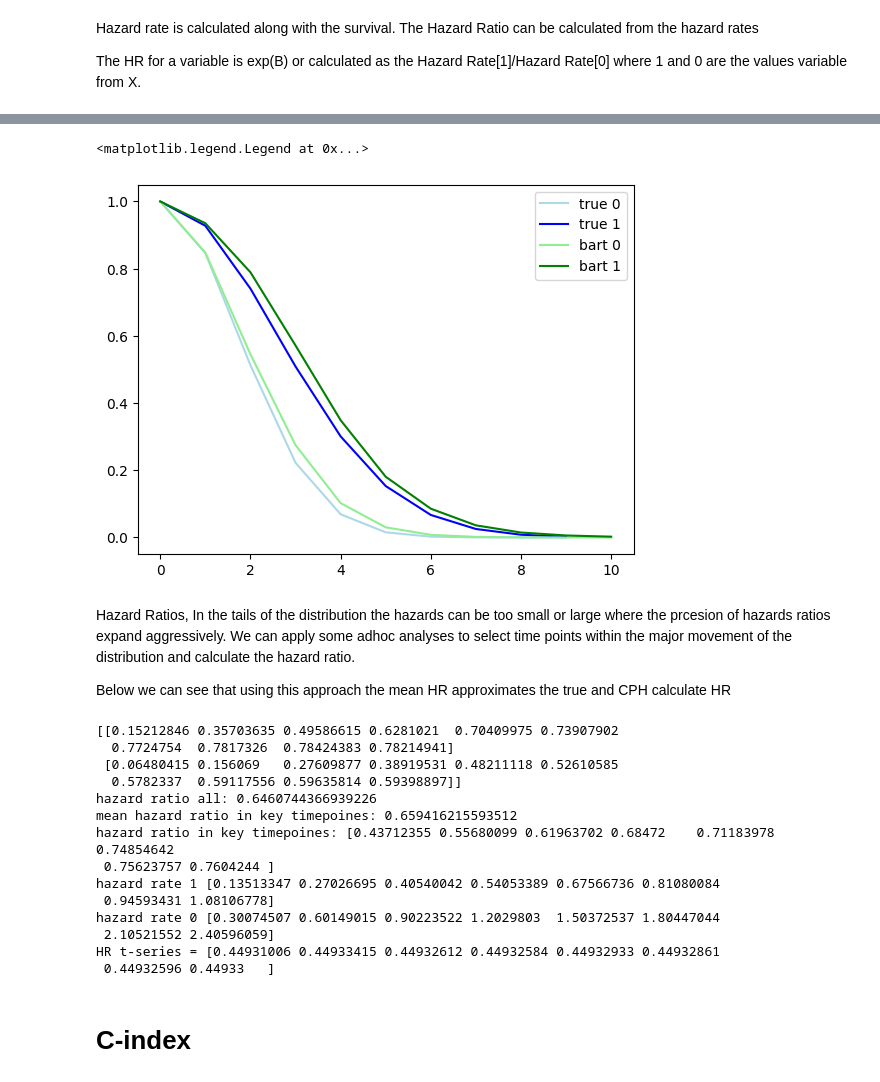
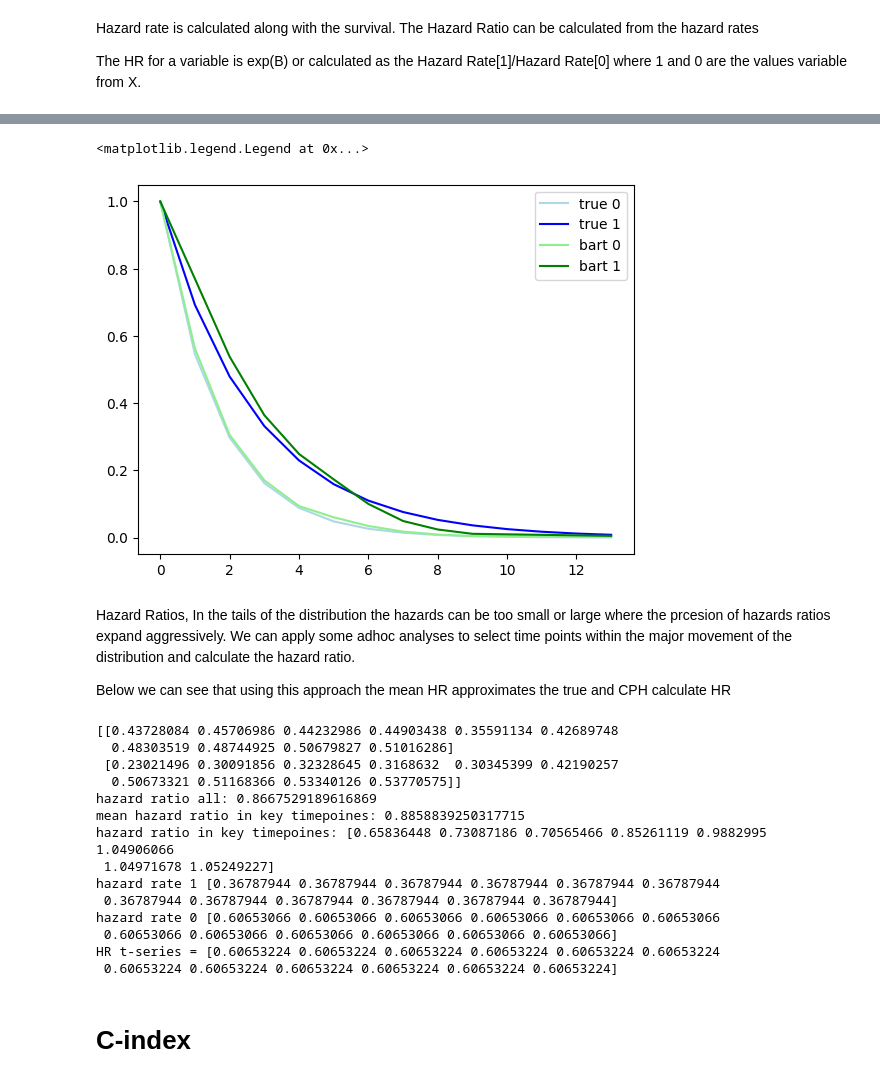
Before and after one commit to twj8CDC/PYMC_BART, a Jupyter notebook: eval_1_bart_return_hr.ipynb, the cells around one changed output, grey strips where cells are left out. Cells and saved outputs as stored; diff of their text form; code cells hidden in the pictures.

```diff
--- a/eval_1_bart_return_hr.ipynb
+++ b/eval_1_bart_return_hr.ipynb
@@ -33,9 +33,9 @@ importlib.reload(ssf)
 <module 'simsurv_func' from '/home/twj8/pymc_bart/simsurv_func.py'>
 # %%
 OUTPUTS = "outputs"
-ALPHA = 2
-LAMBDA = "np.exp(-1 + -.4*x_mat[:,0])"
-N = 1000
+ALPHA = 1
+LAMBDA = "np.exp(-.5 - .5*x_mat[:,0])"
+N = 200
 # T = 30
 X_VARS = 1
 CENS_SCALE = 5# 40
@@ -72,7 +72,8 @@ sv_unique = sv_mat[x_unique[1],:]
 hz_unique = np.round(hz_mat[x_unique[1],:],5)
 
 HR_unique = hz_unique[1]/hz_unique[0]
-HR_times = np.arange(0,T,np.floor(T/4), dtype="int")
+# HR_times = np.arange(0,T,np.floor(T/4), dtype="int")
+HR_times = np.array((np.ceil(T.shape[0]/4) * np.array([1,2,3])), dtype="int")
 print(f"hazard rate 1 {hz_unique[1][HR_times]}")
 print(f"hazard rate 0 {hz_unique[0][HR_times]}")
 print(f"HR t-series = {HR_unique[HR_times]}")
@@ -199,12 +235,14 @@ Sampling: [f, y_pred]
 # %%
-plt.plot(np.arange(0,T,1), sv_unique[0], color= "lightblue", label="true 0")
-plt.plot(np.arange(0,T,1), sv_unique[1], color = "blue", label="true 1")
+# plt.plot(np.arange(0,T,1), sv_unique[0], color= "lightblue", label="true 0")
+# plt.plot(np.arange(0,T,1), sv_unique[1], color = "blue", label="true 1")
+plt.plot(T, sv_unique[0], color= "lightblue", label="true 0")
+plt.plot(T, sv_unique[1], color = "blue", label="true 1")
 plt.plot(bart_sv_t, bart_sv_val[0], color = "lightgreen", label="bart 0")
 plt.plot(bart_sv_t, bart_sv_val[1], color = "green", label="bart 1")
 plt.legend()
 # %% [output]
 <matplotlib.legend.Legend at 0x...>
-[figure, old version]
+[figure, new version]
 # %% [markdown]
 Hazard Ratios,
 In the tails of the distribution the hazards can be too small or large where the prcesion of hazards ratios expand aggressively. We can apply some adhoc analyses to select time points within the major movement of the distribution and calculate the hazard ratio.
@@ -227,20 +265,20 @@ print(f"hazard rate 1 {hz_unique[1][hrt:-hrt2]}")
 print(f"hazard rate 0 {hz_unique[0][hrt:-hrt2]}")
 print(f"HR t-series = {HR_unique[hrt:-hrt2]}")
 # %% [output]
-[[0.15212846 0.35703635 0.49586615 0.6281021  0.70409975 0.73907902
-  0.7724754  0.7817326  0.78424383 0.78214941]
- [0.06480415 0.156069   0.27609877 0.38919531 0.48211118 0.52610585
-  0.5782337  0.59117556 0.59635814 0.59398897]]
-hazard ratio all: 0.6460744366939226
-mean hazard ratio in key timepoines: 0.659416215593512
-hazard ratio in key timepoines: [0.43712355 0.55680099 0.61963702 0.68472    0.71183978 0.74854642
- 0.75623757 0.7604244 ]
-hazard rate 1 [0.13513347 0.27026695 0.40540042 0.54053389 0.67566736 0.81080084
- 0.94593431 1.08106778]
-hazard rate 0 [0.30074507 0.60149015 0.90223522 1.2029803  1.50372537 1.80447044
- 2.10521552 2.40596059]
-HR t-series = [0.44931006 0.44933415 0.44932612 0.44932584 0.44932933 0.44932861
- 0.44932596 0.44933   ]
+[[0.43728084 0.45706986 0.44232986 0.44903438 0.35591134 0.42689748
+  0.48303519 0.48744925 0.50679827 0.51016286]
+ [0.23021496 0.30091856 0.32328645 0.3168632  0.30345399 0.42190257
+  0.50673321 0.51168366 0.53340126 0.53770575]]
+hazard ratio all: 0.8667529189616869
+mean hazard ratio in key timepoines: 0.8858839250317715
+hazard ratio in key timepoines: [0.65836448 0.73087186 0.70565466 0.85261119 0.9882995  1.04906066
+ 1.04971678 1.05249227]
+hazard rate 1 [0.36787944 0.36787944 0.36787944 0.36787944 0.36787944 0.36787944
+ 0.36787944 0.36787944 0.36787944 0.36787944 0.36787944 0.36787944]
+hazard rate 0 [0.60653066 0.60653066 0.60653066 0.60653066 0.60653066 0.60653066
+ 0.60653066 0.60653066 0.60653066 0.60653066 0.60653066 0.60653066]
+HR t-series = [0.60653224 0.60653224 0.60653224 0.60653224 0.60653224 0.60653224
+ 0.60653224 0.60653224 0.60653224 0.60653224 0.60653224 0.60653224]
 # %% [markdown]
 # C-index
 # %%
```
Also changed, not shown: parts of 8 cells of this notebook, 10 other files.
